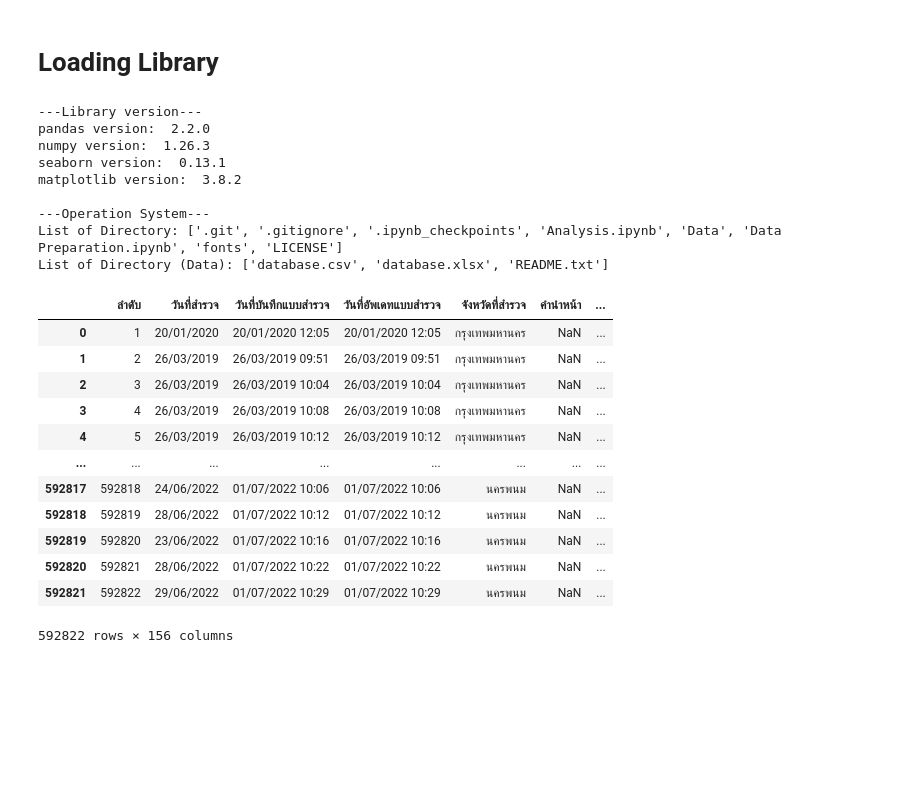
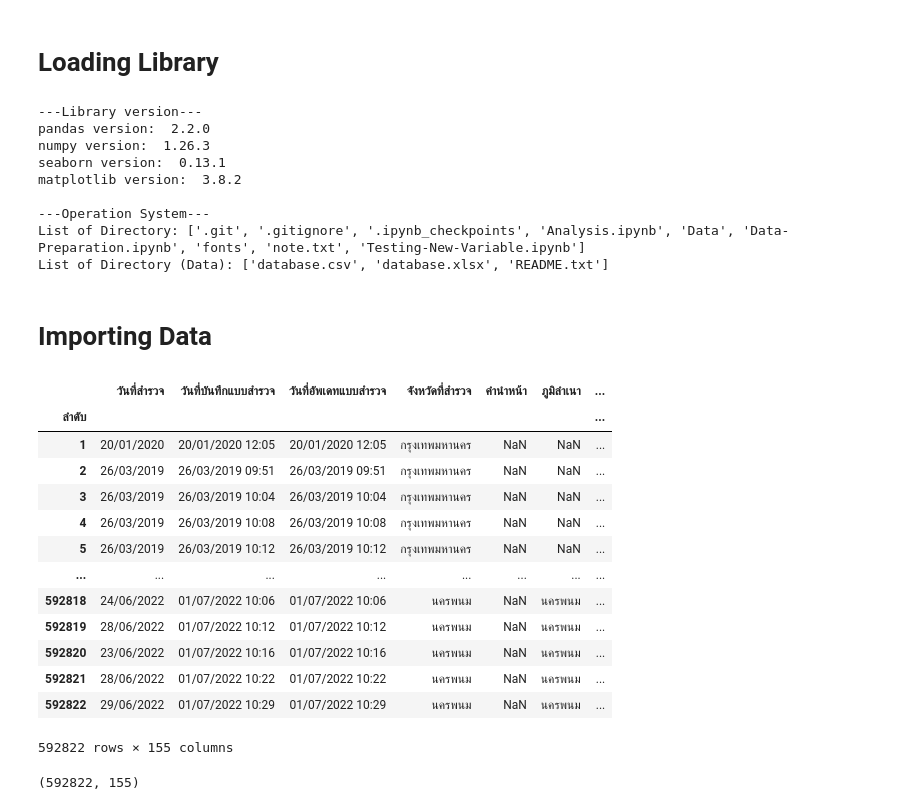
Before and after one commit to PoomTheerapat/National-Job-Survey, a Jupyter notebook: Testing-New-Variable-Message.ipynb, the cells around one changed output. Drawn from its saved outputs; the diff is of its cells as text; code cells hidden in the pictures; blank space fills up the shorter version.

Commit message:
Add more Variable to Analysis

```diff
--- a/Data Preparation.ipynb
+++ b/Testing-New-Variable-Message.ipynb
@@ -19,6 +19,7 @@ print('matplotlib version: ', mpl.__version__, end = '\n\n')
 
 # Setting library
 pd.set_option('display.max_columns', None)
+pd.set_option('display.max_rows', 122)
 
 mpl.font_manager.fontManager.addfont("fonts\Sarabun-Regular.ttf")
 mpl.rc('font', family='Sarabun')
@@ -39,24 +40,31 @@ seaborn version:  0.13.1
 matplotlib version:  3.8.2
 
 ---Operation System---
-List of Directory: ['.git', '.gitignore', '.ipynb_checkpoints', 'Analysis.ipynb', 'Data', 'Data Preparation.ipynb', 'fonts', 'LICENSE']
+List of Directory: ['.git', '.gitignore', '.ipynb_checkpoints', 'Analysis.ipynb', 'Data', 'Data-Preparation.ipynb', 'fonts', 'note.txt', 'Testing-New-Variable.ipynb']
 List of Directory (Data): ['database.csv', 'database.xlsx', 'README.txt']
+# %% [markdown]
+# Importing Data
 # %%
-data = pd.read_csv(filepath_or_buffer='Data/database.csv')
+data = pd.read_csv(filepath_or_buffer='Data/database.csv', index_col='ลำดับ')
 
 with pd.option_context('display.max_rows', 100):
     display(data)
 # %% [output]
-|  | ลำดับ | วันที่สำรวจ | วันที่บันทึกแบบสำรวจ | วันที่อัพเดทแบบสำรวจ | จังหวัดที่สำรวจ | คำนำหน้า | ... |
-| 0 | 1 | 20/01/2020 | 20/01/2020 12:05 | 20/01/2020 12:05 | กรุงเทพมหานคร | NaN | ... |
-| 1 | 2 | 26/03/2019 | 26/03/2019 09:51 | 26/03/2019 09:51 | กรุงเทพมหานคร | NaN | ... |
-| 2 | 3 | 26/03/2019 | 26/03/2019 10:04 | 26/03/2019 10:04 | กรุงเทพมหานคร | NaN | ... |
-| 3 | 4 | 26/03/2019 | 26/03/2019 10:08 | 26/03/2019 10:08 | กรุงเทพมหานคร | NaN | ... |
-| 4 | 5 | 26/03/2019 | 26/03/2019 10:12 | 26/03/2019 10:12 | กรุงเทพมหานคร | NaN | ... |
+|  | วันที่สำรวจ | วันที่บันทึกแบบสำรวจ | วันที่อัพเดทแบบสำรวจ | จังหวัดที่สำรวจ | คำนำหน้า | ภูมิลำเนา | ... |
+| ลำดับ |  |  |  |  |  |  | ... |
+| 1 | 20/01/2020 | 20/01/2020 12:05 | 20/01/2020 12:05 | กรุงเทพมหานคร | NaN | NaN | ... |
+| 2 | 26/03/2019 | 26/03/2019 09:51 | 26/03/2019 09:51 | กรุงเทพมหานคร | NaN | NaN | ... |
+| 3 | 26/03/2019 | 26/03/2019 10:04 | 26/03/2019 10:04 | กรุงเทพมหานคร | NaN | NaN | ... |
+| 4 | 26/03/2019 | 26/03/2019 10:08 | 26/03/2019 10:08 | กรุงเทพมหานคร | NaN | NaN | ... |
+| 5 | 26/03/2019 | 26/03/2019 10:12 | 26/03/2019 10:12 | กรุงเทพมหานคร | NaN | NaN | ... |
 | ... | ... | ... | ... | ... | ... | ... | ... |
-| 592817 | 592818 | 24/06/2022 | 01/07/2022 10:06 | 01/07/2022 10:06 | นครพนม | NaN | ... |
-| 592818 | 592819 | 28/06/2022 | 01/07/2022 10:12 | 01/07/2022 10:12 | นครพนม | NaN | ... |
-| 592819 | 592820 | 23/06/2022 | 01/07/2022 10:16 | 01/07/2022 10:16 | นครพนม | NaN | ... |
-| 592820 | 592821 | 28/06/2022 | 01/07/2022 10:22 | 01/07/2022 10:22 | นครพนม | NaN | ... |
-| 592821 | 592822 | 29/06/2022 | 01/07/2022 10:29 | 01/07/2022 10:29 | นครพนม | NaN | ... |
+| 592818 | 24/06/2022 | 01/07/2022 10:06 | 01/07/2022 10:06 | นครพนม | NaN | นครพนม | ... |
+| 592819 | 28/06/2022 | 01/07/2022 10:12 | 01/07/2022 10:12 | นครพนม | NaN | นครพนม | ... |
+| 592820 | 23/06/2022 | 01/07/2022 10:16 | 01/07/2022 10:16 | นครพนม | NaN | นครพนม | ... |
+| 592821 | 28/06/2022 | 01/07/2022 10:22 | 01/07/2022 10:22 | นครพนม | NaN | นครพนม | ... |
+| 592822 | 29/06/2022 | 01/07/2022 10:29 | 01/07/2022 10:29 | นครพนม | NaN | นครพนม | ... |
-592822 rows × 156 columns
+592822 rows × 155 columns
+# %%
+data.shape
+# %% [output]
+(592822, 155)
```
Also changed, not shown: parts of 4 cells of this notebook, 3 other files.
